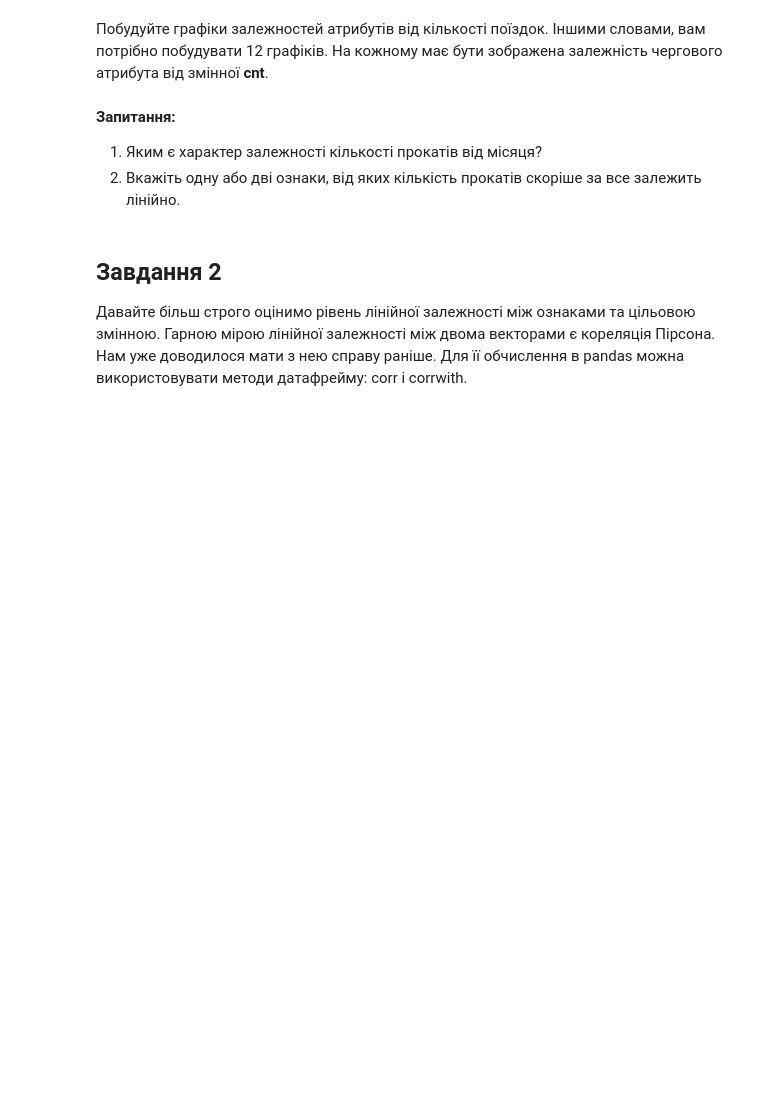
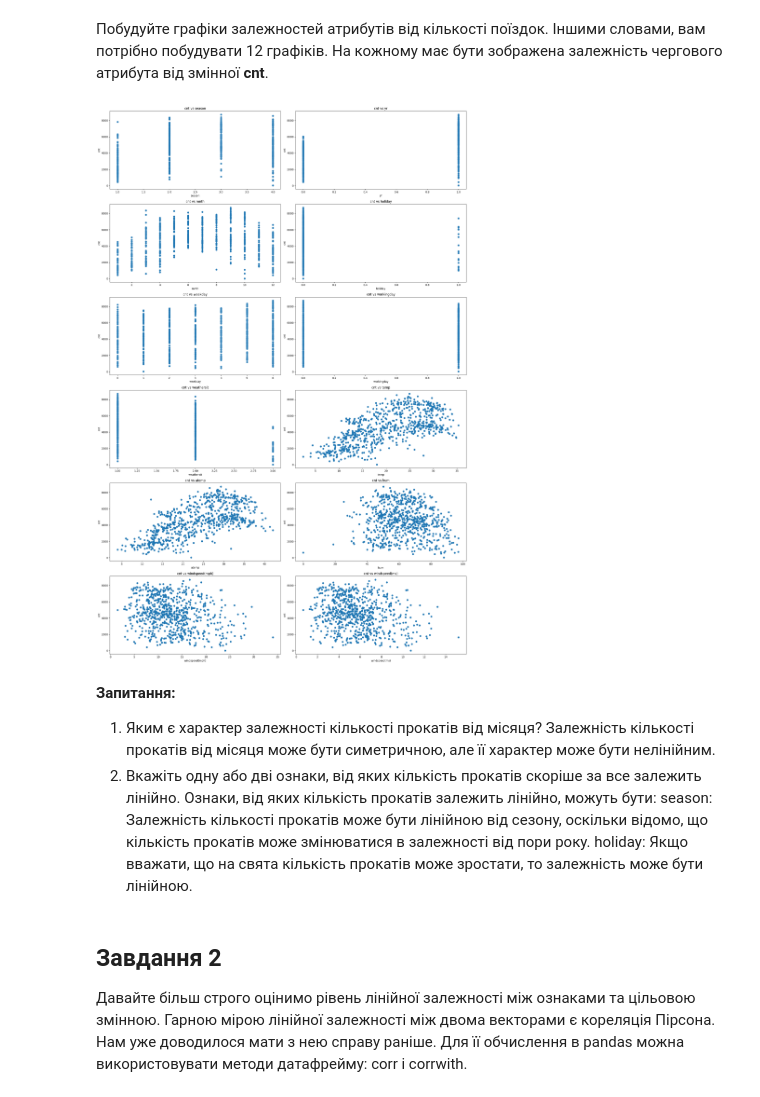
Before and after one commit to VolodymyrRiz/HWDS-Rizun, a Jupyter notebook: Hw4.ipynb, the cells around one changed output. Cells and saved outputs as stored; diff of their text form; code cells hidden in the pictures; blank space fills up the shorter version.

```diff
--- a/Hw4.ipynb
+++ b/Hw4.ipynb
@@ -58,7 +56,29 @@ print(df.head(5))
+# %%
+# Put you code here
+
+# Ознаки, які не включають cnt
+features = ['season', 'yr', 'mnth', 'holiday', 'weekday', 'workingday', 'weathersit', 'temp', 'atemp', 'hum', 'windspeed(mph)', 'windspeed(ms)']
+
+# Побудова графіків залежностей
+plt.figure(figsize=(20, 30))  # Задати розмір для усіх графіків
+
+for i, feature in enumerate(features):
+    plt.subplot(6, 2, i+1)  # Задати позицію для кожного графіка
+    plt.scatter(df[feature], df['cnt'])  # Побудова графіка залежності
+    plt.title(f'cnt vs {feature}')  # Заголовок для кожного графіка
+    plt.xlabel(feature)  # Позначення осі X
+    plt.ylabel('cnt')  # Позначення осі Y
+
+plt.tight_layout()  # Прибираємо прогалини між графіками
+plt.show()  # Відображення графіків
+# %% [output]
+[figure, added]
 # %% [markdown]
 __Запитання:__
-1. Яким є характер залежності кількості прокатів від місяця?
-1. Вкажіть одну або дві ознаки, від яких кількість прокатів скоріше за все залежить лінійно.
+1. Яким є характер залежності кількості прокатів від місяця? Залежність кількості прокатів від місяця може бути симетричною, але її характер може бути нелінійним.
+2. Вкажіть одну або дві ознаки, від яких кількість прокатів скоріше за все залежить лінійно. Ознаки, від яких кількість прокатів залежить лінійно, можуть бути:
+season: Залежність кількості прокатів може бути лінійною від сезону, оскільки відомо, що кількість прокатів може змінюватися в залежності від пори року.
+holiday: Якщо вважати, що на свята кількість прокатів може зростати, то залежність може бути лінійною.
 # %% [markdown]
 ## Завдання 2
 
```
Also changed, not shown: parts of 3 cells of this notebook, 2 other files.
